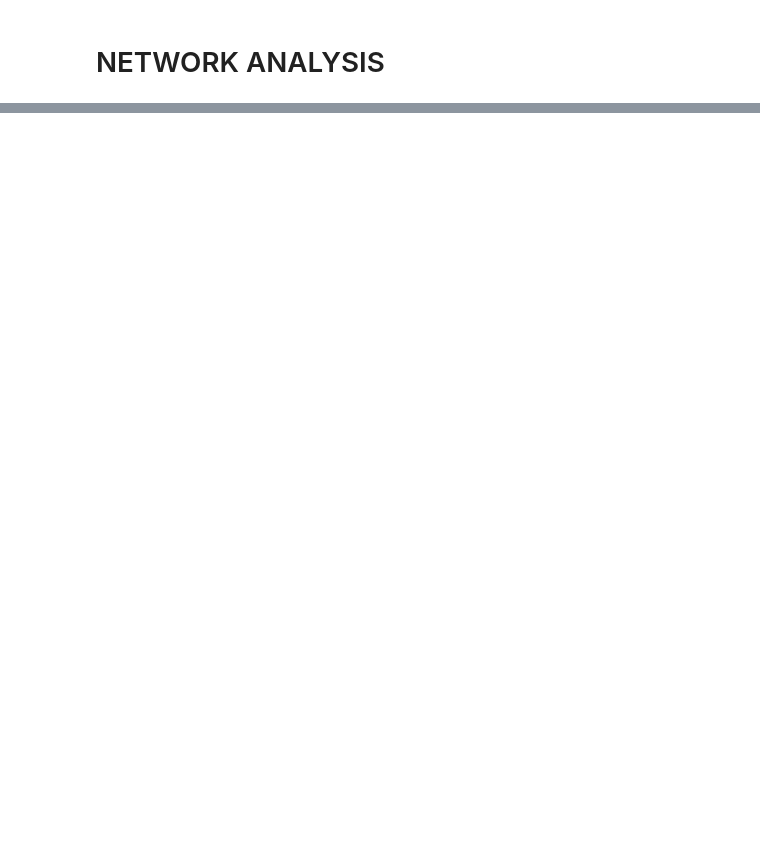
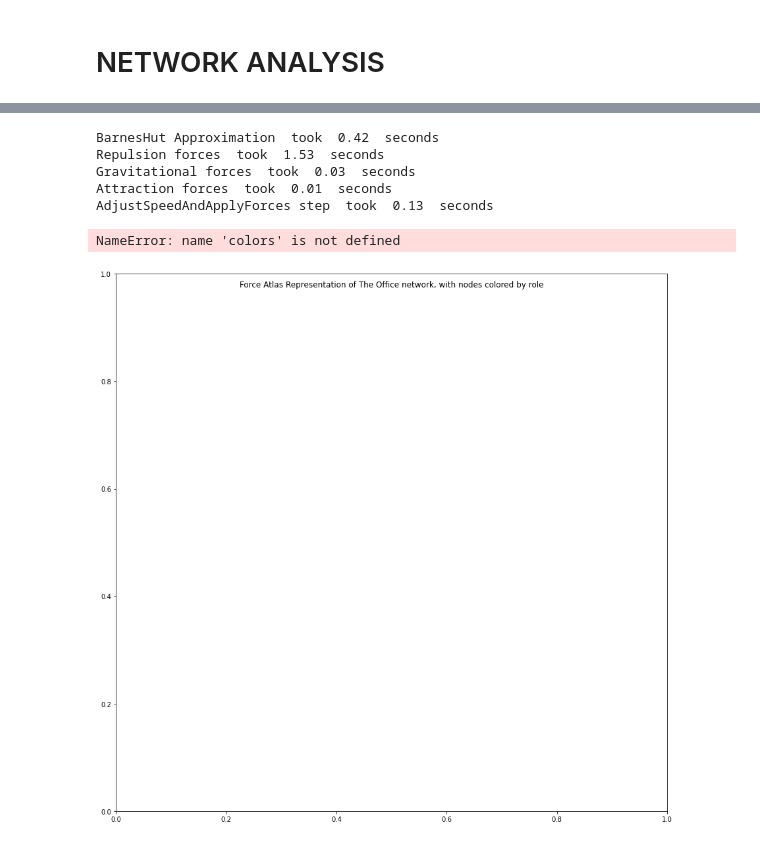
Before and after one commit to nklingen/SocialGraphsProject, a Jupyter notebook: Network_analysis.ipynb, the cells around one changed output, grey strips where cells are left out. Cells and saved outputs as stored; diff of their text form; code cells hidden in the pictures; blank space fills up the shorter version.

```diff
--- a/Network_analysis.ipynb
+++ b/Network_analysis.ipynb
@@ -41,0 +87,6 @@ The undirected network has 4434 edges.
+# %%
+characters = list(df['index'])
+categories = list(df['Category'])
+characters_categories_dict = dict(zip(characters, categories))
+
+nx.set_node_attributes(GCC, characters_categories_dict, "Category")
@@ -41,0 +97,3 @@ The undirected network has 4434 edges.
+# %%
+# We define a color map for the roles
+color_map = {'Main_Characters':'blue', 'Warehouse_worker':'black', 'Former_employees':'purple', 'Family_members':'red', "Other":'black', "Dunder_Mifflin_employees":"green", "Animals":"black", "Characters_of_Michael_Scott":"black", "Threat_Level_Midnight_Characters":"black", "Characters_of_Dwight_Schrute":"black", "The_3rd_Floor_Characters":"black", "Unseen_Characters":"black", "Unnamed":"black"}
@@ -41,0 +104,39 @@ The undirected network has 4434 edges.
+# %%
+# We run Force Atlas 2 to get positions for the nodes
+
+forceatlas2 = ForceAtlas2(
+    # Behavior alternatives
+    outboundAttractionDistribution=True,  # Dissuade hubs
+    linLogMode=False,  # NOT IMPLEMENTED
+    adjustSizes=False,  # Prevent overlap (NOT IMPLEMENTED)
+    edgeWeightInfluence=1.0,
+
+    # Performance
+    jitterTolerance=1.0,  # Tolerance
+    barnesHutOptimize=True,
+    barnesHutTheta=1.2,
+    multiThreaded=False,  # NOT IMPLEMENTED
+
+    # Tuning
+    scalingRatio=2.0,
+    strongGravityMode=False,
+    gravity=1.0,
+
+    # Log
+    verbose=True)
+
+positions = forceatlas2.forceatlas2_networkx_layout(undirected_G, pos=None, iterations=5000)
+# %% [output]
+BarnesHut Approximation  took  0.42  seconds
+Repulsion forces  took  1.53  seconds
+Gravitational forces  took  0.03  seconds
+Attraction forces  took  0.01  seconds
+AdjustSpeedAndApplyForces step  took  0.13  seconds
+# %%
+plt.figure(figsize=(15, 15))
+plt.title("Force Atlas Representation of The Office network, with nodes colored by role", c='black',  y=1.0, pad=-20)
+d = dict(undirected_G.degree)
+nx.draw_networkx(undirected_G, positions, nodelist=list(d.keys()), node_size=[v*5 for v in d.values()], node_color = colors, with_labels=False, edge_color='grey')
+# %% [output]
+NameError: name 'colors' is not defined
+[figure, added]
```
Also changed, not shown: parts of 20 cells of this notebook.
